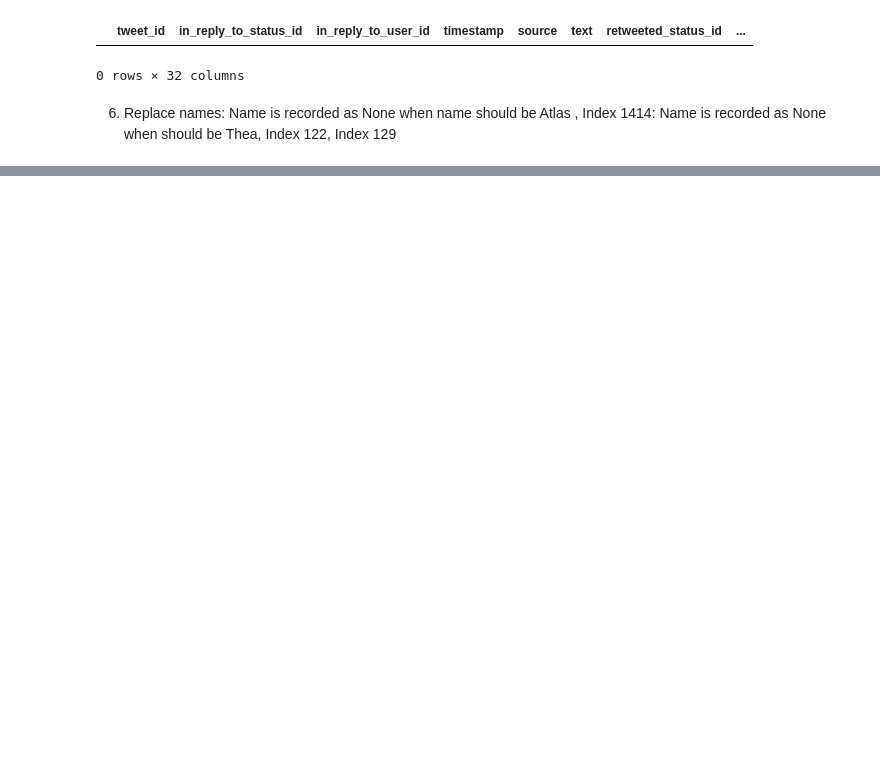
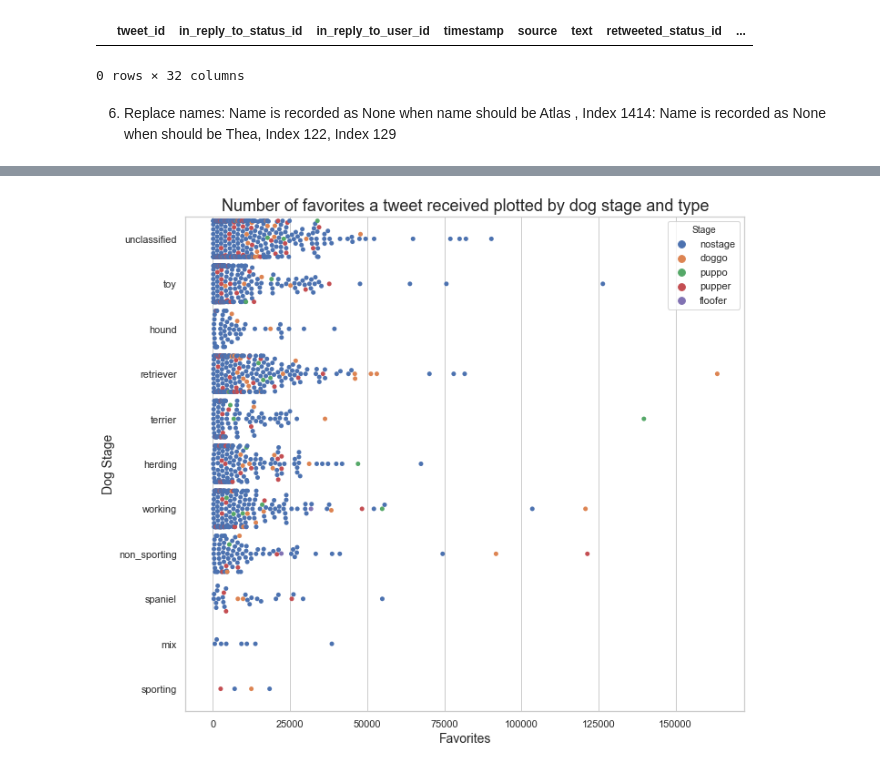
Before and after one commit to eherdter/FunData, a Jupyter notebook: WeRateDogs_TwitterAnalysis/wrangle_act.ipynb, the cells around one changed output, grey strips where cells are left out. Cells and saved outputs as stored; diff of their text form; code cells hidden in the pictures; blank space fills up the shorter version.

```diff
--- a/WeRateDogs_TwitterAnalysis/wrangle_act.ipynb
+++ b/WeRateDogs_TwitterAnalysis/wrangle_act.ipynb
@@ -685,0 +831,4 @@ df1.loc[129, 'name'] = 'Boomer'
+# %%
+
+df1[['rating_numerator', 'rating_denominator']]=df1[['rating_numerator', 'rating_denominator']].astype(str)
+#df1['rating'] = df1[['rating_numerator', 'rating_denominator']].apply(lambda x: '/'.join(x), axis=1)
@@ -685,0 +855,4 @@ df1.loc[129, 'name'] = 'Boomer'
+# %%
+#paste together the numerator and denominator
+df1['rating'] = df1['rating_numerator'] +"/"+df1['rating_denominator']
+df1.rating.sample(20)
@@ -685,0 +914,24 @@ df1.loc[129, 'name'] = 'Boomer'
+# %%
+#define breed types to visualize by dog breed
+retriever = ['golden_retriever', 'Labrador_retriever', 'Chesapeake_Bay_retriever', 'flat-coated_retriever' ]
+toy= ['toy_poodle','Pekinese','Shih-Tzu' , 'pug', 'miniature_pinscher', 'Chihuahua','Maltese_dog', 'Italian_greyhound', 'Pomeranian', 'Blenheim_spaniel' , 'papillon', 'miniature_poodle' ]
+non_sporting = ['chow', 'French_bulldog', 'dalmatian', 'standard_poodle' ]
+herding = ['Pembroke', 'Shetland_sheepdog', 'German_shepherd', 'Shetland_sheepdog', 'Border_collie', 'Old_English_sheepdog', 'collie', 'malinois']
+working = ['malmute', 'Great_Pyrenees', 'Great_Dane','Bernese_mountain_dog' ,'Samoyed', 'Siberian_husky', 'Eskimo_dog', 'Rottweiler', 'kuvasz' ,'malamute', 'vizsla', 'boxer', 'German_short-haired_pointer', 'Brittany_spaniel', 'English_springer']
+hound =['whippet', 'bluetick','borzoi','basenji','basset', 'beagle']
+terrier = ['American_Staffordshire_terrier', 'Norwich_terrier', 'Staffordshire_bullterrier','Norfolk_terrier','cairn', 'Airedale', 'Lakeland_terrier', 'West_Highland_white_terrier', 'soft-coated_wheaten_terrier', 'Yorkshire_terrier', 'Border_terrier','Irish_terrier', 'Bedlington_terrier']
+spaniel =['cocker_spaniel']
+sporting =['Irish_setter']
+mix = ['dingo']
+# %%
+df1['breed_type'] = 'unclassified'
+df1['breed_type'] = np.where(df1['p1'].isin(retriever), 'retriever', df1['breed_type'])
+df1['breed_type'] = np.where(df1['p1'].isin(toy), 'toy', df1['breed_type'])
+df1['breed_type'] = np.where(df1['p1'].isin(non_sporting), 'non_sporting', df1['breed_type'])
+df1['breed_type'] = np.where(df1['p1'].isin(herding), 'herding', df1['breed_type'])
+df1['breed_type'] = np.where(df1['p1'].isin(working), 'working', df1['breed_type'])
+df1['breed_type'] = np.where(df1['p1'].isin(hound), 'hound', df1['breed_type'])
+df1['breed_type'] = np.where(df1['p1'].isin(terrier), 'terrier', df1['breed_type'])
+df1['breed_type'] = np.where(df1['p1'].isin(spaniel), 'spaniel', df1['breed_type'])
+df1['breed_type'] = np.where(df1['p1'].isin(sporting), 'sporting', df1['breed_type'])
+df1['breed_type'] = np.where(df1['p1'].isin(mix), 'mix', df1['breed_type'])
@@ -685,0 +1006,12 @@ df1.loc[129, 'name'] = 'Boomer'
+# %%
+sns.set(style="whitegrid")
+
+f, ax = plt.subplots(figsize=(11, 10))
+ax = sns.swarmplot(data=df1, x='favorite_cnt', y='breed_type', hue='stage')
+ax.set_xlabel('Favorites', fontsize=14)
+ax.set_ylabel('Dog Stage', fontsize=14)
+ax.set_title('Number of favorites a tweet received plotted by dog stage and type',  fontsize=18)
+
+ax.legend_.set_title('Stage')
+# %% [output]
+[figure, added]
```
Also changed, not shown: parts of 51 cells of this notebook.
